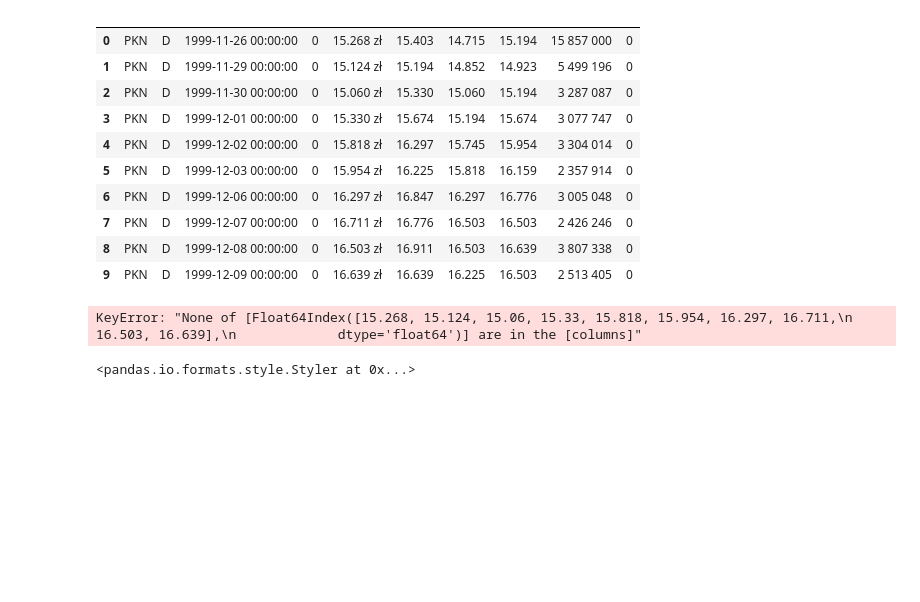
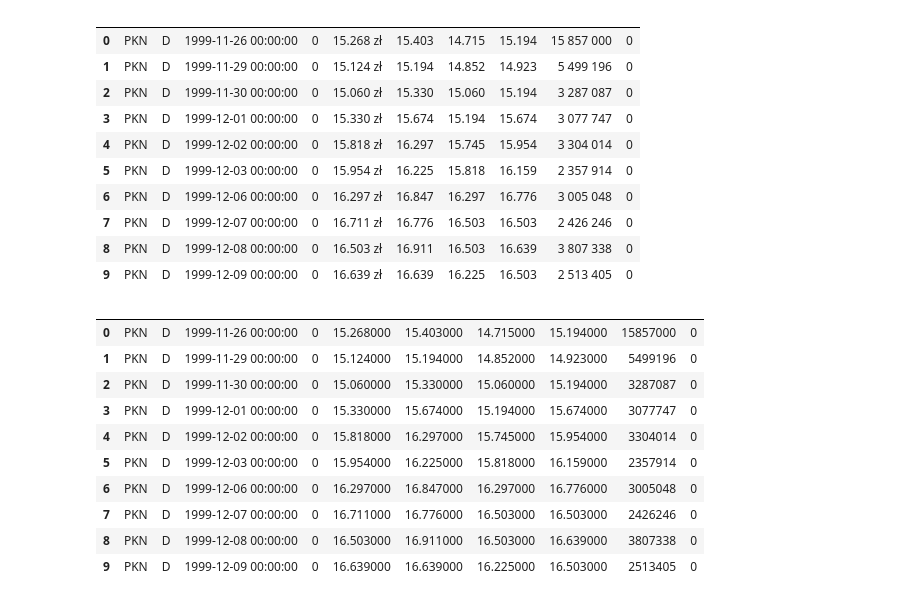
Before and after one commit to kropiak/wd_dswp, a Jupyter notebook: lab_9/9_adnotacje_i_formatowanie.ipynb, the cells around one changed output. Drawn from its saved outputs; the diff is of its cells as text; code cells hidden in the pictures; blank space fills up the shorter version.

```diff
--- a/lab_9/9_adnotacje_i_formatowanie.ipynb
+++ b/lab_9/9_adnotacje_i_formatowanie.ipynb
@@ -162,7 +162,16 @@ df10.style.format(precision=3
 | 9 | PKN | D | 1999-12-09 00:00:00 | 0 | 16.639 zł | 16.639 | 16.225 | 16.503 | 2 513 405 | 0 |
 # %%
 # formatowanie wartości maksymalnych w kolumnach
-df10.style.highlight_max(color = '#567654')
+df10.style.highlight_max(color = 'green')
 # %% [output]
-KeyError: "None of [Float64Index([15.268, 15.124, 15.06, 15.33, 15.818, 15.954, 16.297, 16.711,\n              16.503, 16.639],\n             dtype='float64')] are in the [columns]"
-<pandas.io.formats.style.Styler at 0x...>
+|  |  |  |  |  |  |  |  |  |  |  |
+| 0 | PKN | D | 1999-11-26 00:00:00 | 0 | 15.268000 | 15.403000 | 14.715000 | 15.194000 | 15857000 | 0 |
+| 1 | PKN | D | 1999-11-29 00:00:00 | 0 | 15.124000 | 15.194000 | 14.852000 | 14.923000 | 5499196 | 0 |
+| 2 | PKN | D | 1999-11-30 00:00:00 | 0 | 15.060000 | 15.330000 | 15.060000 | 15.194000 | 3287087 | 0 |
+| 3 | PKN | D | 1999-12-01 00:00:00 | 0 | 15.330000 | 15.674000 | 15.194000 | 15.674000 | 3077747 | 0 |
+| 4 | PKN | D | 1999-12-02 00:00:00 | 0 | 15.818000 | 16.297000 | 15.745000 | 15.954000 | 3304014 | 0 |
+| 5 | PKN | D | 1999-12-03 00:00:00 | 0 | 15.954000 | 16.225000 | 15.818000 | 16.159000 | 2357914 | 0 |
+| 6 | PKN | D | 1999-12-06 00:00:00 | 0 | 16.297000 | 16.847000 | 16.297000 | 16.776000 | 3005048 | 0 |
+| 7 | PKN | D | 1999-12-07 00:00:00 | 0 | 16.711000 | 16.776000 | 16.503000 | 16.503000 | 2426246 | 0 |
+| 8 | PKN | D | 1999-12-08 00:00:00 | 0 | 16.503000 | 16.911000 | 16.503000 | 16.639000 | 3807338 | 0 |
+| 9 | PKN | D | 1999-12-09 00:00:00 | 0 | 16.639000 | 16.639000 | 16.225000 | 16.503000 | 2513405 | 0 |
```
Also changed, not shown: parts of 5 cells of this notebook.
